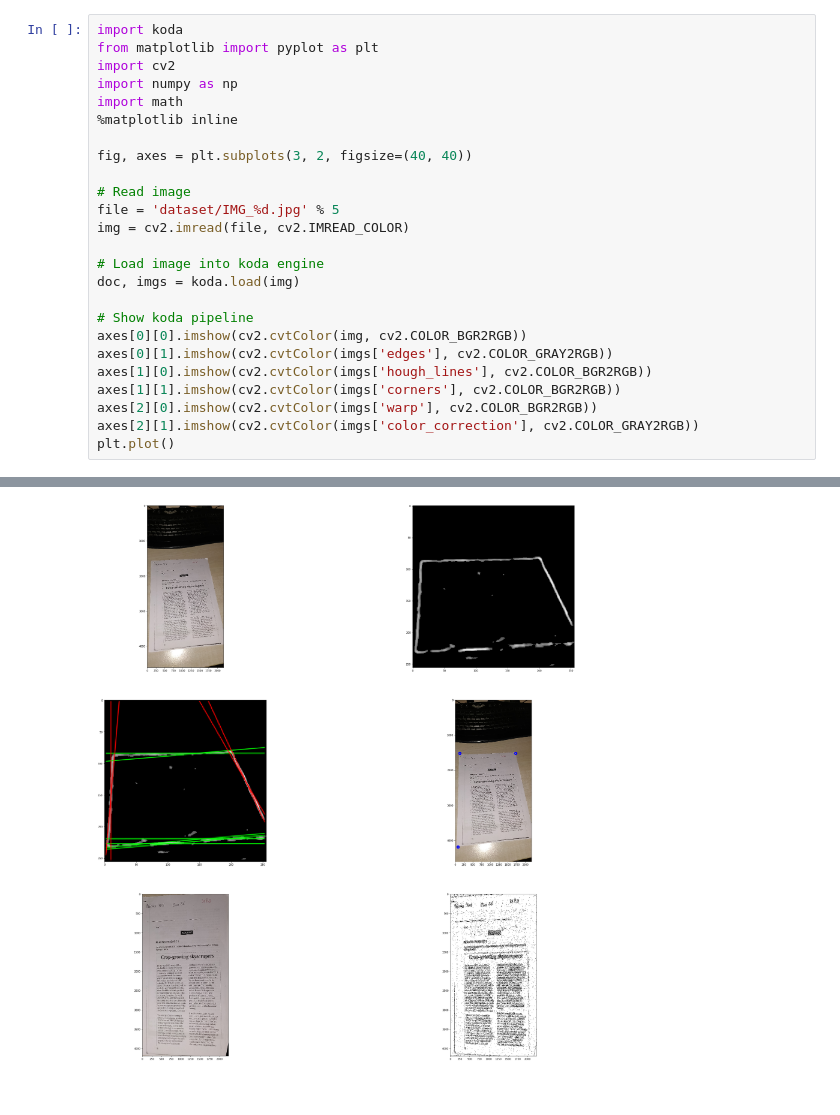
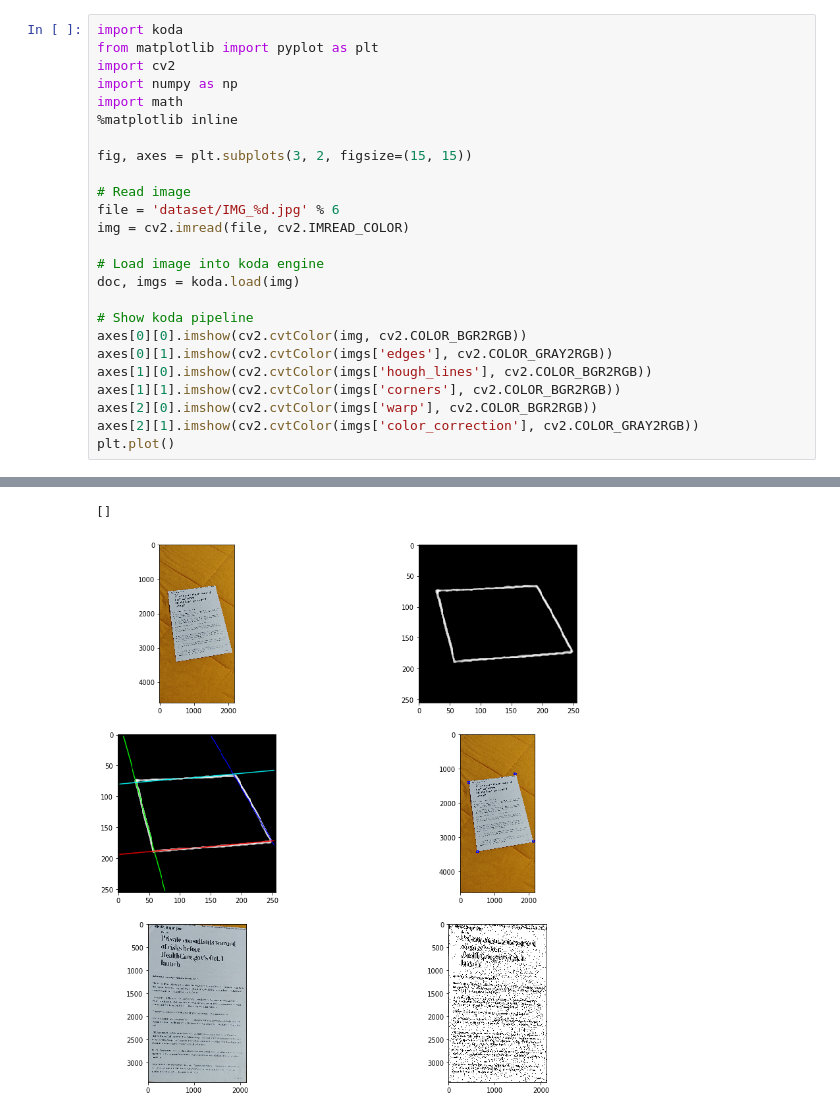
Before and after one commit to federico-terzi/koda, a Jupyter notebook: front-end.ipynb, the cells around one changed output, grey strips where cells are left out. Drawn from its saved outputs; the diff is of its cells as text.

```diff
--- a/front-end.ipynb
+++ b/front-end.ipynb
@@ -6,10 +6,10 @@ import numpy as np
 import math
 %matplotlib inline
 
-fig, axes = plt.subplots(3, 2, figsize=(40, 40))
+fig, axes = plt.subplots(3, 2, figsize=(15, 15))
 
 # Read image
-file = 'dataset/IMG_%d.jpg' % 5
+file = 'dataset/IMG_%d.jpg' % 6
 img = cv2.imread(file, cv2.IMREAD_COLOR)
 
 # Load image into koda engine
@@ -28,3 +36,4 @@ plt.plot()
+[]
-[figure, old version]
+[figure, new version]
 # %%
 # Find text
```
Also changed, not shown: parts of 2 cells of this notebook, 4 other files.
